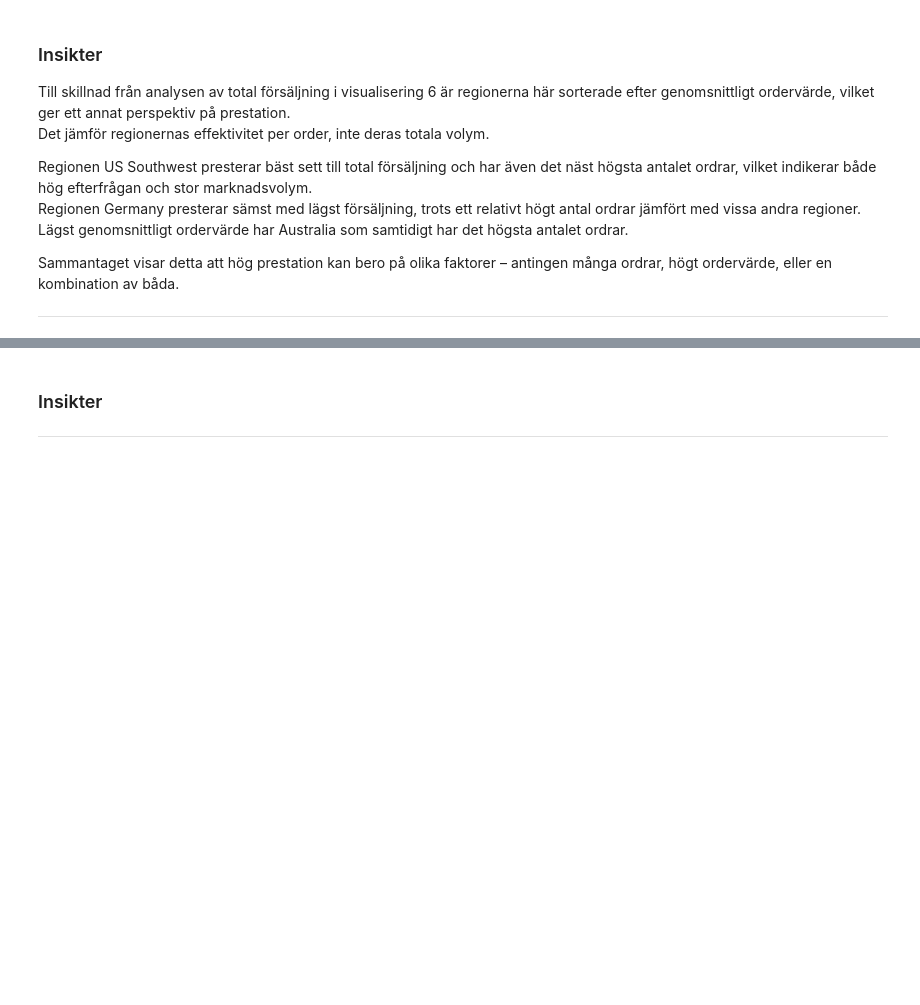
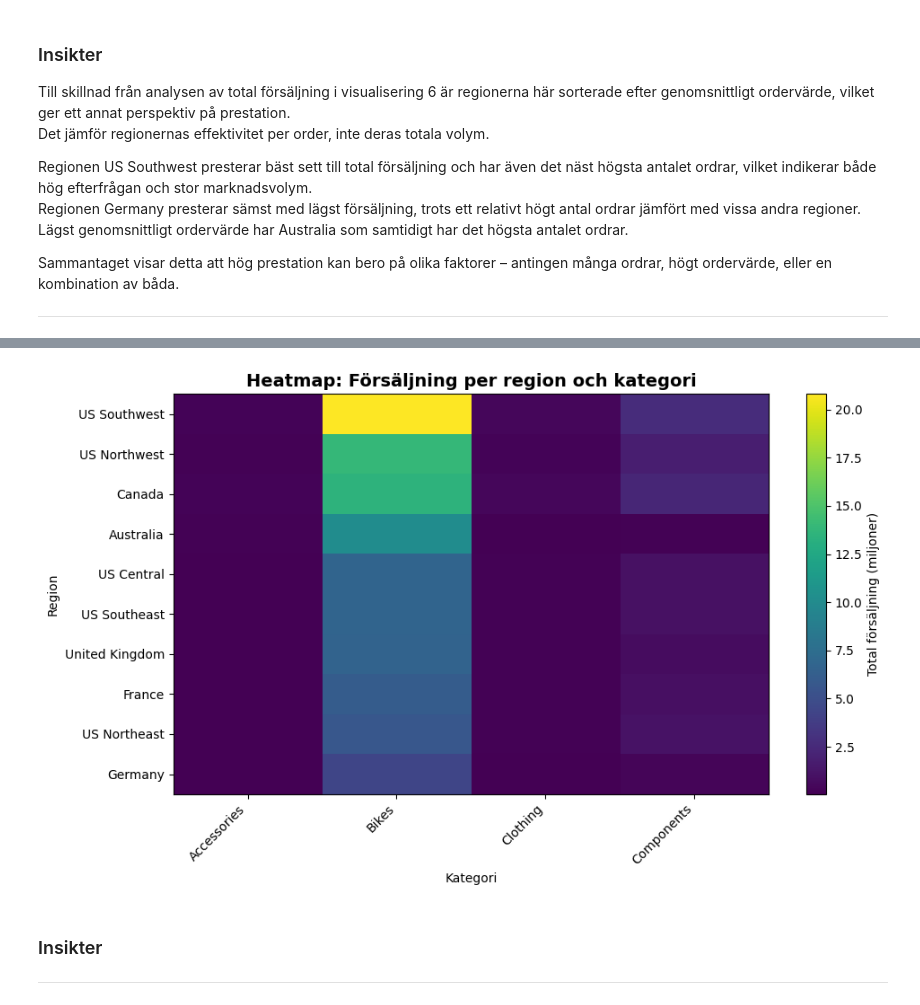
Before and after one commit to MalinMo/AdventureWorks-analysis, a Jupyter notebook: notebooks/adventureworks.ipynb, the cells around one changed output, grey strips where cells are left out. Cells and saved outputs as stored; diff of their text form; code cells hidden in the pictures; blank space fills up the shorter version.

```diff
--- a/notebooks/adventureworks.ipynb
+++ b/notebooks/adventureworks.ipynb
@@ -691,0 +706,68 @@ ________________________________________________________________________________
+# %%
+query_visVG2 = """
+SELECT
+    CASE
+        WHEN st.CountryRegionCode = 'US'
+            THEN CONCAT('US ',st.Name)
+        ELSE st.Name
+    END AS Region,
+    pc.Name AS Category,
+    SUM(sod.LineTotal) AS TotalSales
+FROM Sales.SalesTerritory AS st
+LEFT JOIN Sales.SalesOrderHeader AS soh
+    ON st.TerritoryID = soh.TerritoryID
+LEFT JOIN Sales.SalesOrderDetail AS sod
+    ON soh.SalesOrderID = sod.SalesOrderID
+LEFT JOIN Production.Product AS p
+    ON sod.ProductID = p.ProductID
+LEFT JOIN Production.ProductSubcategory AS ps
+    ON p.ProductSubcategoryID = ps.ProductSubcategoryID
+LEFT JOIN Production.ProductCategory AS pc
+    ON ps.ProductCategoryID = pc.ProductCategoryID
+WHERE sod.LineTotal IS NOT NULL
+GROUP BY
+    CASE
+        WHEN st.CountryRegionCode = 'US'
+            THEN CONCAT('US ',st.Name)
+        ELSE st.Name
+    END,
+    pc.Name
+ORDER BY TotalSales DESC;
+"""
+
+df_visVG2 = query_df(query_visVG2)
+
+piv = pd.pivot_table(
+    df_visVG2,
+    index="Region",
+    columns="Category",
+    values="TotalSales",
+    aggfunc="sum",
+    fill_value=0,
+    observed = True
+).sort_values(by="Bikes", ascending=False)
+
+display(piv)
+
+piv_plot = piv / 1_000_000
+
+fig, ax = plt.subplots(figsize=(10, 6))
+
+im = ax.imshow(piv_plot.values, aspect="auto")
+
+ax.set_xticks(range(len(piv_plot.columns)))
+ax.set_xticklabels(piv_plot.columns, rotation=45, ha="right")
+
+ax.set_yticks(range(len(piv_plot.index)))
+ax.set_yticklabels(piv_plot.index)
+
+ax.set_title("Heatmap: Försäljning per region och kategori", fontsize=14, fontweight="bold")
+ax.set_xlabel("Kategori")
+ax.set_ylabel("Region")
+
+cbar = fig.colorbar(im, ax=ax)
+cbar.set_label("Total försäljning (miljoner)", rotation=90)
+
+plt.tight_layout()
+plt.show()
+# %% [output]
@@ -692,3 +786,4 @@ ________________________________________________________________________________
+[figure, added]
 # %% [markdown]
 ### Insikter
 _____________________________________________________________________________________________________________________________________________________
```
Also changed, not shown: parts of 4 cells of this notebook, 3 other files.
